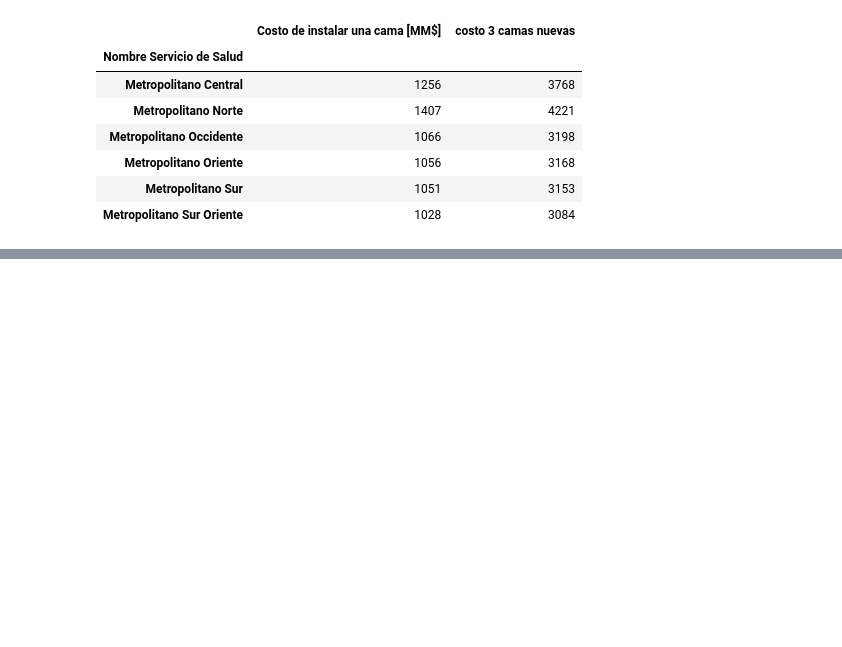
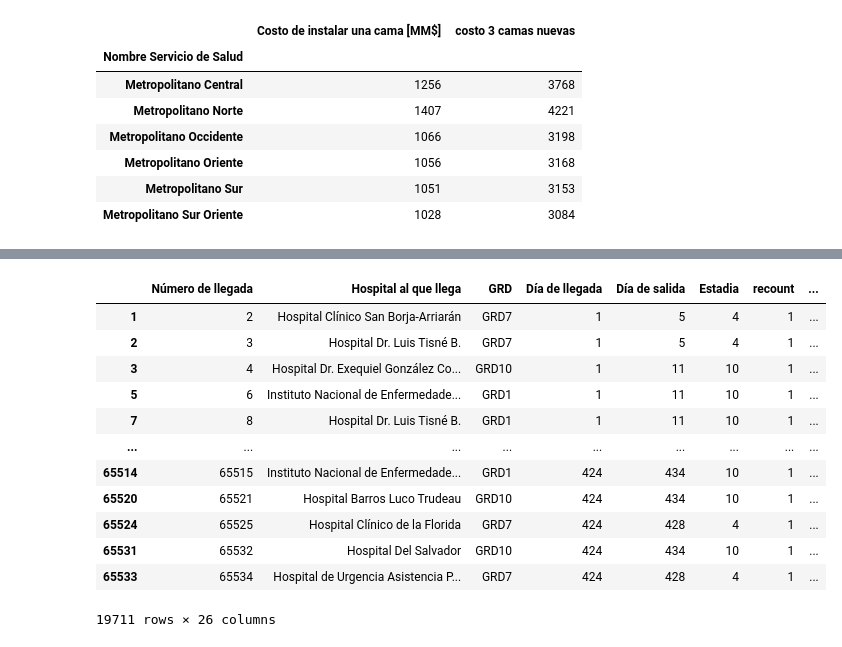
Before and after one commit to jasonssdev/Python_para_ciencia_de_datos, a Jupyter notebook: notebooks/01_jss_quiz1.ipynb, the cells around one changed output, grey strips where cells are left out. Cells and saved outputs as stored; diff of their text form; code cells hidden in the pictures; blank space fills up the shorter version.

```diff
--- a/notebooks/01_jss_quiz1.ipynb
+++ b/notebooks/01_jss_quiz1.ipynb
@@ -194,0 +545,16 @@ costo_camas
+# %%
+df_final[(df_final['GRD'].isin(['GRD1', 'GRD7', 'GRD10']))]
+# %% [output]
+|  | Número de llegada | Hospital al que llega | GRD | Día de llegada | Día de salida | Estadia | recount | ... |
+| 1 | 2 | Hospital Clínico San Borja-Arriarán | GRD7 | 1 | 5 | 4 | 1 | ... |
+| 2 | 3 | Hospital Dr. Luis Tisné B. | GRD7 | 1 | 5 | 4 | 1 | ... |
+| 3 | 4 | Hospital Dr. Exequiel González Co... | GRD10 | 1 | 11 | 10 | 1 | ... |
+| 5 | 6 | Instituto Nacional de Enfermedade... | GRD1 | 1 | 11 | 10 | 1 | ... |
+| 7 | 8 | Hospital Dr. Luis Tisné B. | GRD1 | 1 | 11 | 10 | 1 | ... |
+| ... | ... | ... | ... | ... | ... | ... | ... | ... |
+| 65514 | 65515 | Instituto Nacional de Enfermedade... | GRD1 | 424 | 434 | 10 | 1 | ... |
+| 65520 | 65521 | Hospital Barros Luco Trudeau | GRD10 | 424 | 434 | 10 | 1 | ... |
+| 65524 | 65525 | Hospital Clínico de la Florida | GRD7 | 424 | 428 | 4 | 1 | ... |
+| 65531 | 65532 | Hospital Del Salvador | GRD10 | 424 | 434 | 10 | 1 | ... |
+| 65533 | 65534 | Hospital de Urgencia Asistencia P... | GRD7 | 424 | 428 | 4 | 1 | ... |
+19711 rows × 26 columns
```
Also changed, not shown: parts of 51 cells of this notebook, 7 other files.
